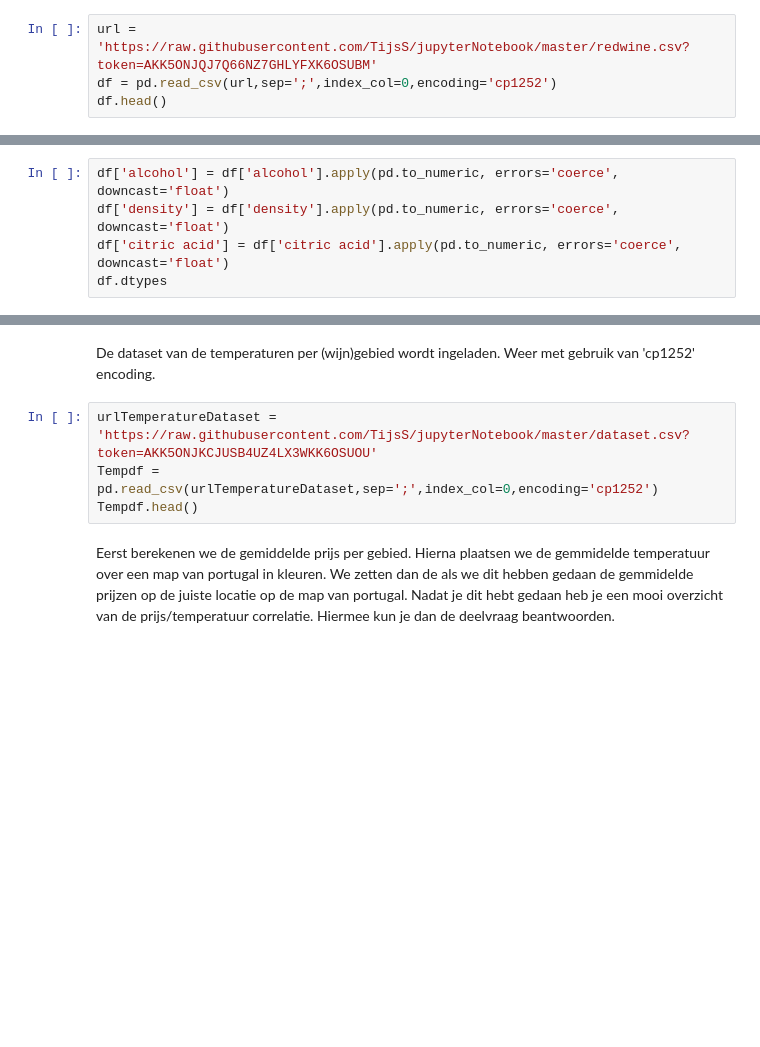
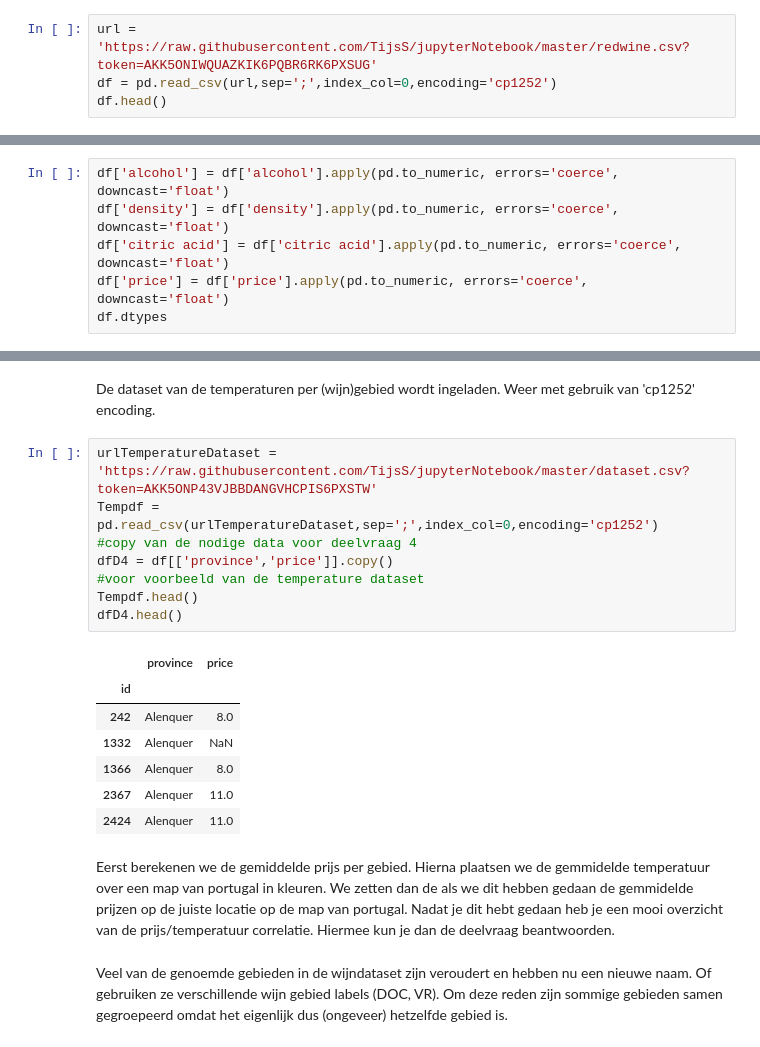
Before and after one commit to TijsS/jupyterNotebook, a Jupyter notebook: Copy_of_WijnOnderzoek.ipynb, the cells around one changed output, grey strips where cells are left out. Cells and saved outputs as stored; diff of their text form; blank space fills up the shorter version.

```diff
--- a/Copy_of_WijnOnderzoek.ipynb
+++ b/Copy_of_WijnOnderzoek.ipynb
@@ -10,7 +10,7 @@ import seaborn as sns; sns.set()
 # %% [markdown]
 Hier laden we de 'redwine.csv' dataset op uit onze github. Vanwege de Portugese namen gebruiken we 'cp1252' encoding.
 # %%
-url = 'https://raw.githubusercontent.com/TijsS/jupyterNotebook/master/redwine.csv?token=AKK5ONJQJ7Q66NZ7GHLYFXK6OSUBM'
+url = 'https://raw.githubusercontent.com/TijsS/jupyterNotebook/master/redwine.csv?token=AKK5ONIWQUAZKIK6PQBR6RK6PXSUG'
 df = pd.read_csv(url,sep=';',index_col=0,encoding='cp1252')
 df.head()
 # %% [output]
@@ -41,5 +50,6 @@ Hier zetten we de datatype van de kolom om naar de float type zodat we er mee ku
 df['alcohol'] = df['alcohol'].apply(pd.to_numeric, errors='coerce', downcast='float')
 df['density'] = df['density'].apply(pd.to_numeric, errors='coerce', downcast='float')
 df['citric acid'] = df['citric acid'].apply(pd.to_numeric, errors='coerce', downcast='float')
+df['price'] = df['price'].apply(pd.to_numeric, errors='coerce', downcast='float')
 df.dtypes
 # %% [output]
@@ -213,8 +225,22 @@ ax = sns.jointplot('points', 'price', data=df,kind="reg")
 # %% [markdown]
 De dataset van de temperaturen per (wijn)gebied wordt ingeladen. Weer met gebruik van 'cp1252' encoding.
 # %%
-urlTemperatureDataset = 'https://raw.githubusercontent.com/TijsS/jupyterNotebook/master/dataset.csv?token=AKK5ONJKCJUSB4UZ4LX3WKK6OSUOU'
+urlTemperatureDataset = 'https://raw.githubusercontent.com/TijsS/jupyterNotebook/master/dataset.csv?token=AKK5ONP43VJBBDANGVHCPIS6PXSTW'
 Tempdf = pd.read_csv(urlTemperatureDataset,sep=';',index_col=0,encoding='cp1252')
+#copy van de nodige data voor deelvraag 4
+dfD4 = df[['province','price']].copy()
+#voor voorbeeld van de temperature dataset
 Tempdf.head()
+dfD4.head()
+# %% [output]
+|  | province | price |
+| id |  |  |
+| 242 | Alenquer | 8.0 |
+| 1332 | Alenquer | NaN |
+| 1366 | Alenquer | 8.0 |
+| 2367 | Alenquer | 11.0 |
+| 2424 | Alenquer | 11.0 |
 # %% [markdown]
 Eerst berekenen we de gemiddelde prijs per gebied. Hierna plaatsen we de gemmidelde temperatuur over een map van portugal in kleuren. We zetten dan de als we dit hebben gedaan de gemmidelde prijzen op de juiste locatie op de map van portugal. Nadat je dit hebt gedaan heb je een mooi overzicht van de prijs/temperatuur correlatie. Hiermee kun je dan de deelvraag beantwoorden.
+# %% [markdown]
+Veel van de genoemde gebieden in de wijndataset zijn veroudert en hebben nu een nieuwe naam. Of gebruiken ze verschillende wijn gebied labels (DOC, VR). Om deze reden zijn sommige gebieden samen gegroepeerd omdat het eigenlijk dus (ongeveer) hetzelfde gebied is.
```
Also changed, not shown: parts of 19 cells of this notebook.
